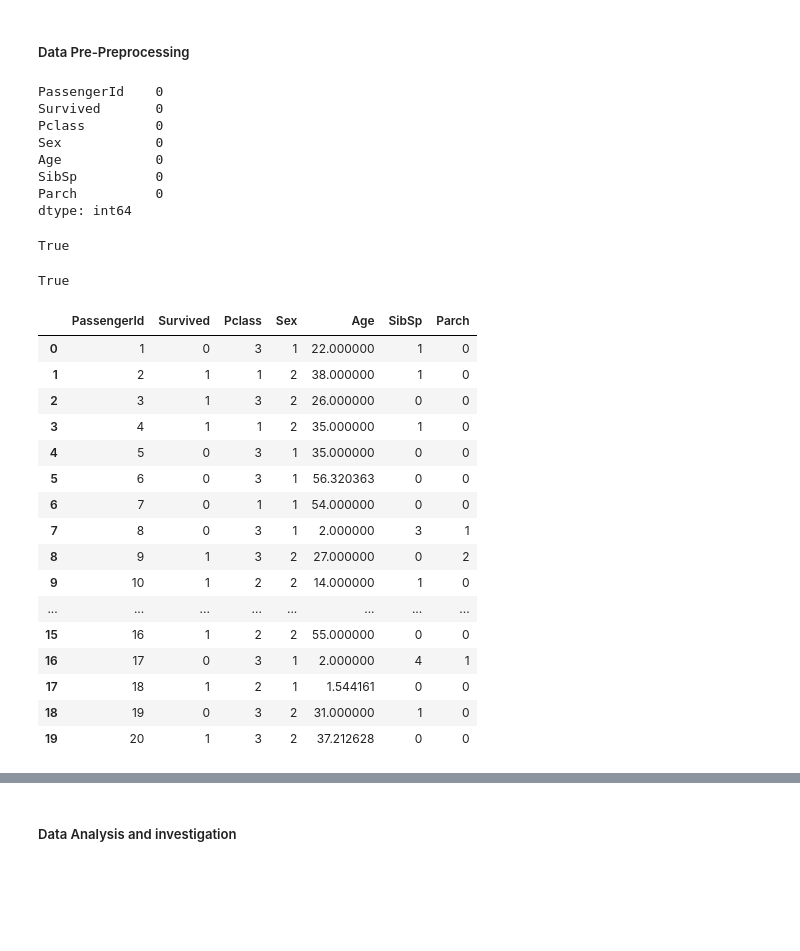
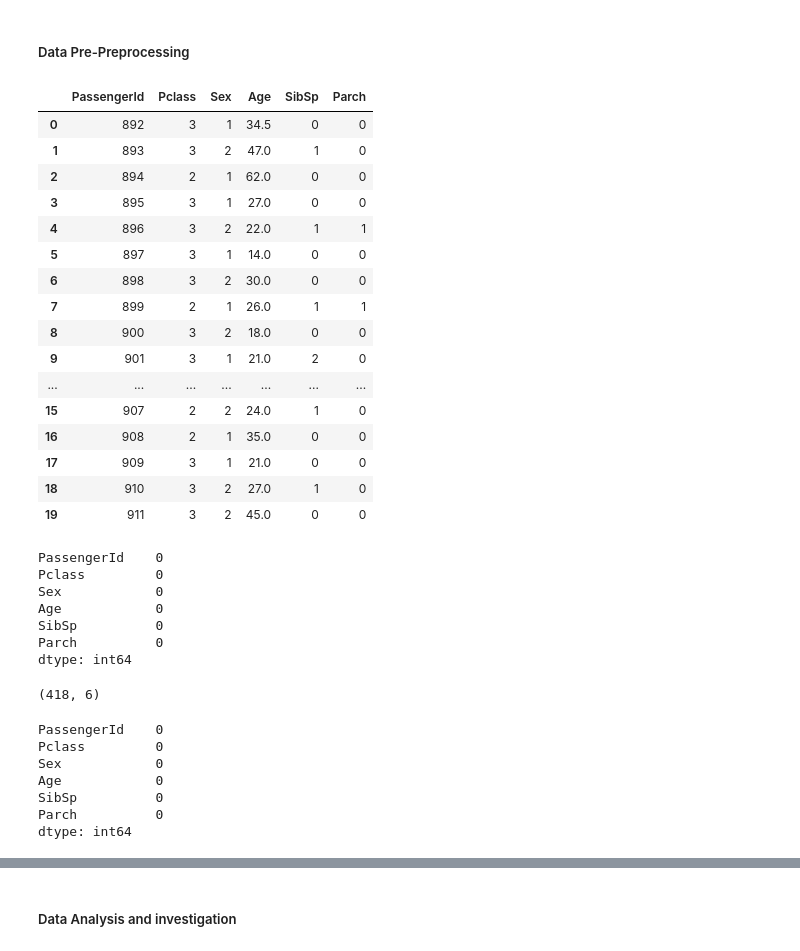
Before and after one commit to DonSeverin/Titanic_ex, a Jupyter notebook: code/titanic_ex_code.ipynb, the cells around one changed output, grey strips where cells are left out. Cells and saved outputs as stored; diff of their text form; code cells hidden in the pictures; blank space fills up the shorter version.

```diff
--- a/code/titanic_ex_code.ipynb
+++ b/code/titanic_ex_code.ipynb
@@ -84,50 +102,73 @@ dtype: int64
 # %%
 # Dropping duplicates
 # Dropping features with logiclally unusable values based on data composition and missing values
 # Using interpolation teqhniques to fill in (age) feature
 # Turning (Sex) feature into binary representation to use in predictive model (May use package to change when predicting not at this stage for analysis purposes)
 # Intialize new df Report preprocessing tasks and preparing for further EDA
 # Dropping diplicates
 
-df_drop_dups = df.drop_duplicates
-df_drop_cul = df.drop(columns=['Embarked','Cabin','Name','Ticket','Fare'])
-df_int = df_drop_cul.interpolate(method='polynomial', order=2)
+#Training Data
+df_drop_dups = df.drop(columns=['Embarked','Cabin','Name','Ticket','Fare'])
+df_int = df_drop_dups.interpolate(method='polynomial', order=2)
 df_map = df_int.replace({'male': 1, 'female': 2})
 df1 = df_map
 df2 = df_int
 
+#New Data
+df_drop_dups_N = df_N.drop(columns=['Embarked','Cabin','Name','Ticket','Fare'])
+#df_drop_cul_N = df_drop_dups_N.drop(columns=['Embarked','Cabin','Name','Ticket','Fare'])
+df_int = df_drop_dups_N.interpolate(method='linear', order=2)
+df_map_N = df_int.replace({'male': 1, 'female': 2})
+df_N2 = df_map_N
+
+
+
 # Changes Views
+'''
+# Training Data View
 display(df1.isnull().sum())
 display(df1.columns.is_unique)
 display(df2.columns.is_unique)
 
 display(df1.head(20))
 display(df2.head(20))
+'''
+
+# New Data View
+display(df_N2.head(20))
+display(df_N2.isnull().sum())
+display(df_N2.shape)
+display(df_N2.isnull().sum())
 # %% [output]
+|  | PassengerId | Pclass | Sex | Age | SibSp | Parch |
+| 0 | 892 | 3 | 1 | 34.5 | 0 | 0 |
+| 1 | 893 | 3 | 2 | 47.0 | 1 | 0 |
+| 2 | 894 | 2 | 1 | 62.0 | 0 | 0 |
+| 3 | 895 | 3 | 1 | 27.0 | 0 | 0 |
+| 4 | 896 | 3 | 2 | 22.0 | 1 | 1 |
+| 5 | 897 | 3 | 1 | 14.0 | 0 | 0 |
+| 6 | 898 | 3 | 2 | 30.0 | 0 | 0 |
+| 7 | 899 | 2 | 1 | 26.0 | 1 | 1 |
+| 8 | 900 | 3 | 2 | 18.0 | 0 | 0 |
+| 9 | 901 | 3 | 1 | 21.0 | 2 | 0 |
+| ... | ... | ... | ... | ... | ... | ... |
+| 15 | 907 | 2 | 2 | 24.0 | 1 | 0 |
+| 16 | 908 | 2 | 1 | 35.0 | 0 | 0 |
+| 17 | 909 | 3 | 1 | 21.0 | 0 | 0 |
+| 18 | 910 | 3 | 2 | 27.0 | 1 | 0 |
+| 19 | 911 | 3 | 2 | 45.0 | 0 | 0 |
 PassengerId    0
-Survived       0
 Pclass         0
 Sex            0
 Age            0
 SibSp          0
 Parch          0
 dtype: int64
-True
+(418, 6)
-True
+PassengerId    0
+Pclass         0
+Sex            0
+Age            0
+SibSp          0
+Parch          0
+dtype: int64
-|  | PassengerId | Survived | Pclass | Sex | Age | SibSp | Parch |
-| 0 | 1 | 0 | 3 | 1 | 22.000000 | 1 | 0 |
-| 1 | 2 | 1 | 1 | 2 | 38.000000 | 1 | 0 |
-| 2 | 3 | 1 | 3 | 2 | 26.000000 | 0 | 0 |
-| 3 | 4 | 1 | 1 | 2 | 35.000000 | 1 | 0 |
-| 4 | 5 | 0 | 3 | 1 | 35.000000 | 0 | 0 |
-| 5 | 6 | 0 | 3 | 1 | 56.320363 | 0 | 0 |
-| 6 | 7 | 0 | 1 | 1 | 54.000000 | 0 | 0 |
-| 7 | 8 | 0 | 3 | 1 | 2.000000 | 3 | 1 |
-| 8 | 9 | 1 | 3 | 2 | 27.000000 | 0 | 2 |
-| 9 | 10 | 1 | 2 | 2 | 14.000000 | 1 | 0 |
-| ... | ... | ... | ... | ... | ... | ... | ... |
-| 15 | 16 | 1 | 2 | 2 | 55.000000 | 0 | 0 |
-| 16 | 17 | 0 | 3 | 1 | 2.000000 | 4 | 1 |
-| 17 | 18 | 1 | 2 | 1 | 1.544161 | 0 | 0 |
-| 18 | 19 | 0 | 3 | 2 | 31.000000 | 1 | 0 |
-| 19 | 20 | 1 | 3 | 2 | 37.212628 | 0 | 0 |
```
Also changed, not shown: parts of 24 cells of this notebook.
